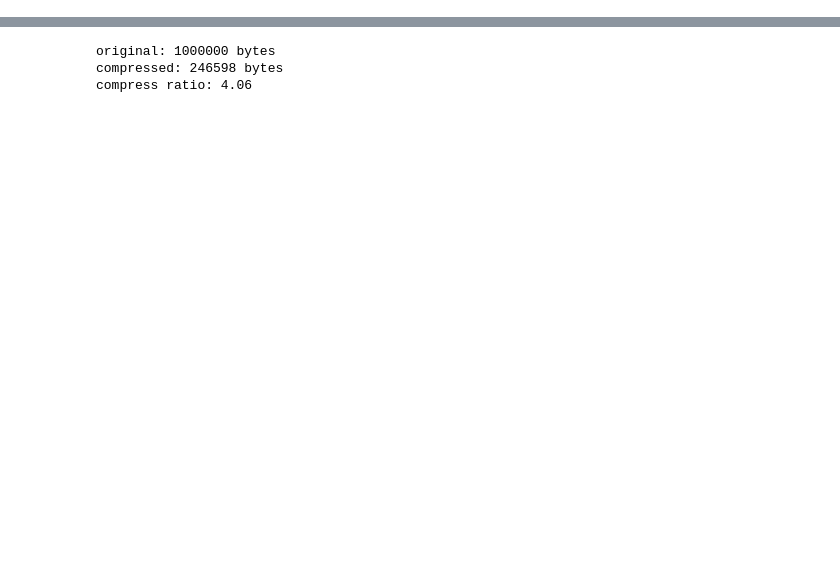
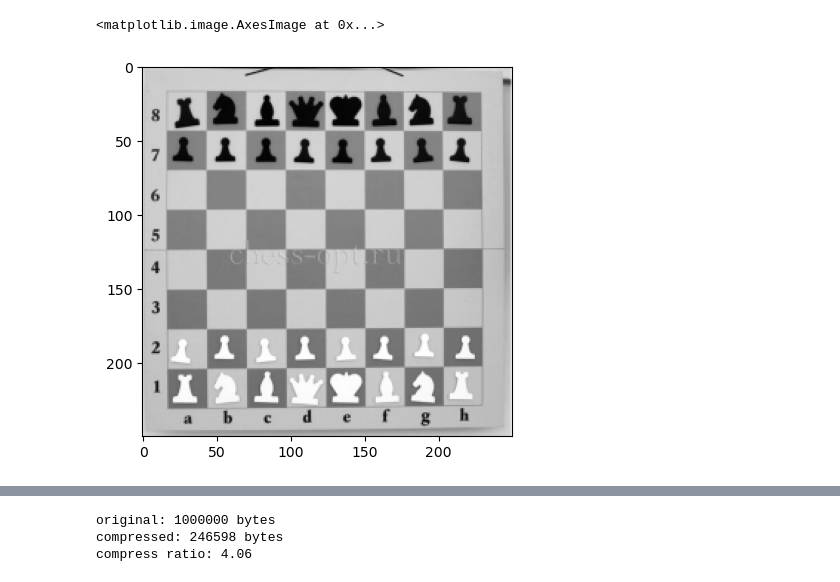
Before and after one commit to nikita-III/IP-tasks, a Jupyter notebook: project-7.ipynb, the cells around one changed output, grey strips where cells are left out. Cells and saved outputs as stored; diff of their text form; code cells hidden in the pictures; blank space fills up the shorter version.

```diff
--- a/project-7.ipynb
+++ b/project-7.ipynb
@@ -51,3 +56,8 @@ def run_length_encode(data):
 # %%
 ll, lh, hl, hh = haar_transform(image)
 n_quants = 4
+# %%
+plt.imshow(ll, cmap='gray')
+# %% [output]
+<matplotlib.image.AxesImage at 0x...>
+[figure, added]
```
Also changed, not shown: parts of 10 cells of this notebook.
